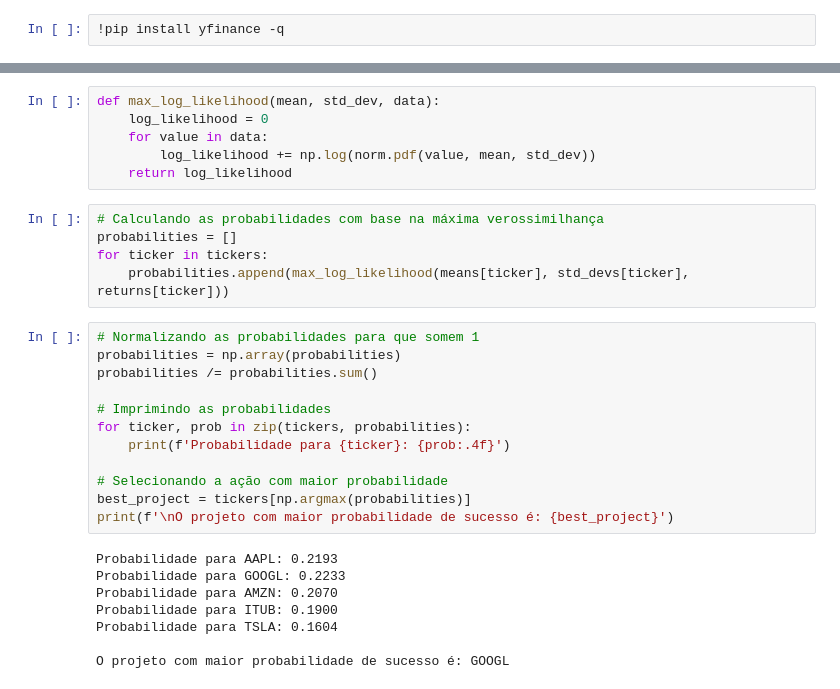
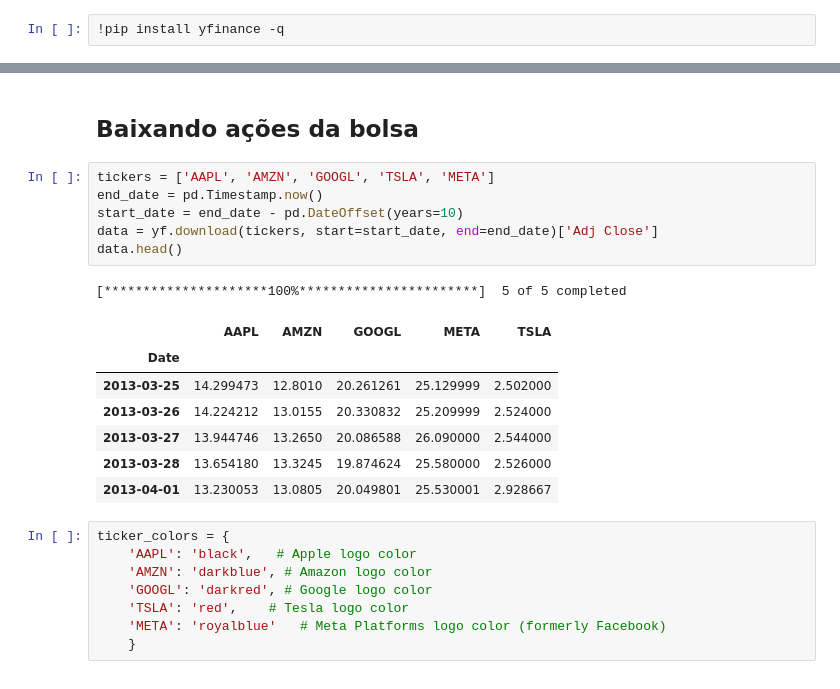
Before and after one commit to jvataidee/PesquisaOperacional, a Jupyter notebook: maxloglihood_portfolio.ipynb, the cells around one changed output, grey strips where cells are left out. Saved outputs shown, nothing was run; the diff lists cells and outputs as text.

```diff
--- a/maxloglihood_portfolio.ipynb
+++ b/maxloglihood_portfolio.ipynb
@@ -51,31 +14,25 @@ dtype: float64
-# %%
-def max_log_likelihood(mean, std_dev, data):
-    log_likelihood = 0
-    for value in data:
-        log_likelihood += np.log(norm.pdf(value, mean, std_dev))
-    return log_likelihood
-# %%
-# Calculando as probabilidades com base na máxima verossimilhança
-probabilities = []
-for ticker in tickers:
-    probabilities.append(max_log_likelihood(means[ticker], std_devs[ticker], returns[ticker]))
-# %%
-# Normalizando as probabilidades para que somem 1
-probabilities = np.array(probabilities)
-probabilities /= probabilities.sum()
-
-# Imprimindo as probabilidades
-for ticker, prob in zip(tickers, probabilities):
-    print(f'Probabilidade para {ticker}: {prob:.4f}')
-
-# Selecionando a ação com maior probabilidade
-best_project = tickers[np.argmax(probabilities)]
-print(f'\nO projeto com maior probabilidade de sucesso é: {best_project}')
-# %% [output]
-Probabilidade para AAPL: 0.2193
-Probabilidade para GOOGL: 0.2233
-Probabilidade para AMZN: 0.2070
-Probabilidade para ITUB: 0.1900
-Probabilidade para TSLA: 0.1604
-
-O projeto com maior probabilidade de sucesso é: GOOGL
+# %% [markdown]
+## Baixando ações da bolsa
+# %%
+tickers = ['AAPL', 'AMZN', 'GOOGL', 'TSLA', 'META']
+end_date = pd.Timestamp.now()
+start_date = end_date - pd.DateOffset(years=10)
+data = yf.download(tickers, start=start_date, end=end_date)['Adj Close']
+data.head()
+# %% [output]
+[*********************100%***********************]  5 of 5 completed
+|  | AAPL | AMZN | GOOGL | META | TSLA |
+| Date |  |  |  |  |  |
+| 2013-03-25 | 14.299473 | 12.8010 | 20.261261 | 25.129999 | 2.502000 |
+| 2013-03-26 | 14.224212 | 13.0155 | 20.330832 | 25.209999 | 2.524000 |
+| 2013-03-27 | 13.944746 | 13.2650 | 20.086588 | 26.090000 | 2.544000 |
+| 2013-03-28 | 13.654180 | 13.3245 | 19.874624 | 25.580000 | 2.526000 |
+| 2013-04-01 | 13.230053 | 13.0805 | 20.049801 | 25.530001 | 2.928667 |
+# %%
+ticker_colors = {
+    'AAPL': 'black',   # Apple logo color
+    'AMZN': 'darkblue', # Amazon logo color
+    'GOOGL': 'darkred', # Google logo color
+    'TSLA': 'red',    # Tesla logo color
+    'META': 'royalblue'   # Meta Platforms logo color (formerly Facebook)
+    }
```
Also changed, not shown: parts of 14 cells of this notebook.
